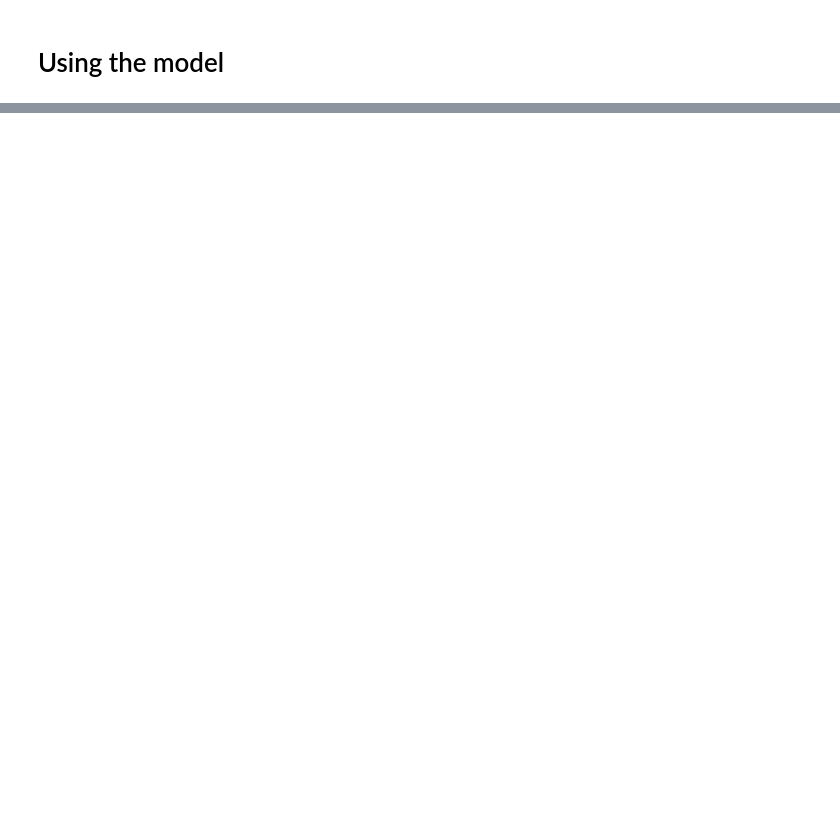
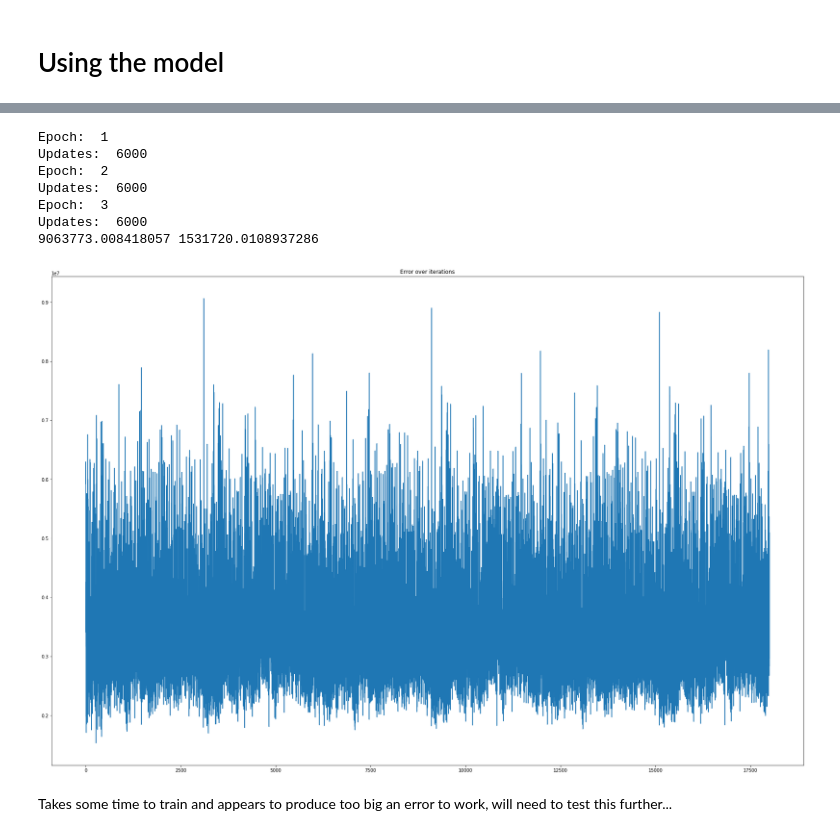
Before and after one commit to JoelSjoberg/Python-Neural-Network, a Jupyter notebook: Implementation.ipynb, the cells around one changed output, grey strips where cells are left out. Saved outputs shown, nothing was run; the diff lists cells and outputs as text; code cells hidden in the pictures; blank space fills up the shorter version.

```diff
--- a/Implementation.ipynb
+++ b/Implementation.ipynb
@@ -154,3 +219,20 @@ plt.show()
+# %%
+def MSE(output, expected, d = False, d_out = None):
+    if not d:
+        error = np.square(expected - output)
+        return np.nan_to_num(error)
+    else:
+        error = np.multiply(np.subtract(output, expected), (np.matrix(d_out)))
+        return np.nan_to_num(error)
+
+
+def MAE(output, expected, d = False, d_out = None):
+    if not d:
+        error = np.sum(np.matrix(np.absolute(expected - output)))
+        return np.nan_to_num(error)
+    else:
+        error = np.multiply(np.subtract(expected, output), (np.matrix(d_out)))
+        return np.nan_to_num(error)
 # %% [markdown]
 ## Import the MNIST dataset (handwritten digits)
 # %%
@@ -605,0 +701,27 @@ Final error:  0.0
+# %%
+np.random.seed(0)
+NN = NeuralNetwork([28**2, 22**2, 10, 22**2, 28**2], [l_relu, sigmoid, sigmoid, l_relu])
+
+num = 6000
+
+NN.batch_training(training_examples[0:num],
+               lab_examples[0:num],
+               epochs = 3,
+               alpha = 0.0005,
+               batch_size = 1,
+               vocal=True,
+               overfit = False,
+                display_signals = False)
+
+#NN.test(test_examples[0:100], lab_examples[0:100])
+# %% [output]
+Epoch:  1
+Updates:  6000
+Epoch:  2
+Updates:  6000
+Epoch:  3
+Updates:  6000
+9063773.008418057 1531720.0108937286
+[figure, added]
+# %% [markdown]
+Takes some time to train and appears to produce too big an error to work, will need to test this further...
```
Also changed, not shown: parts of 27 cells of this notebook.
